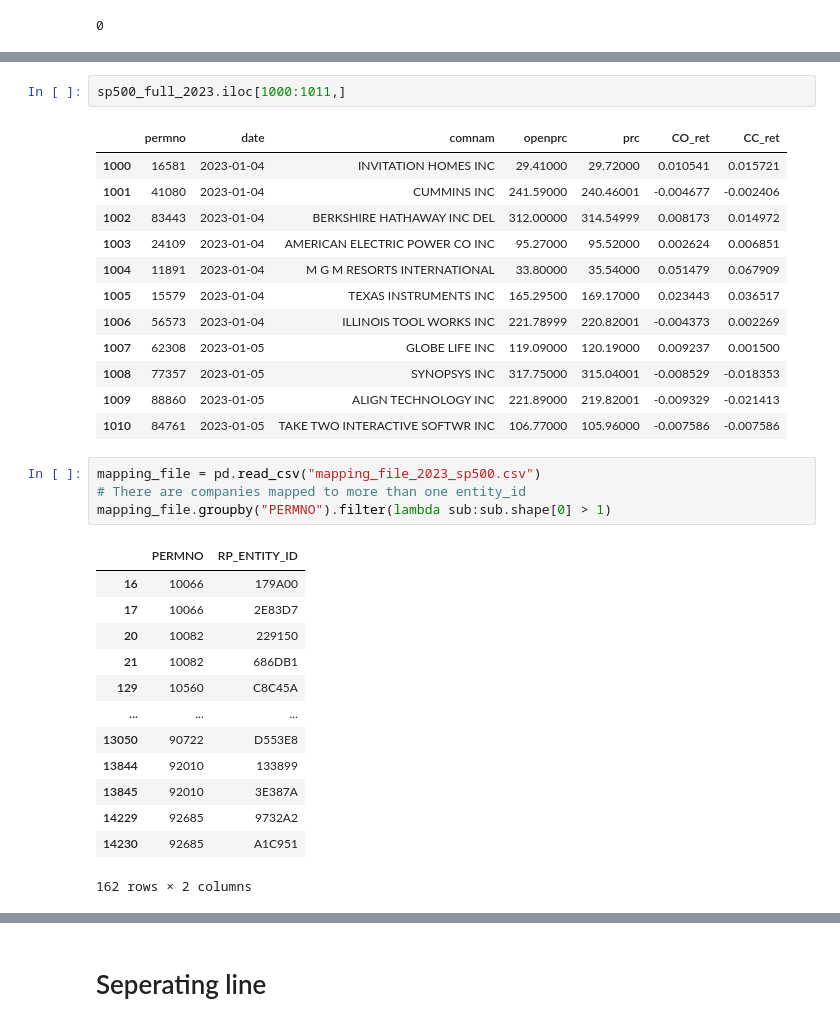
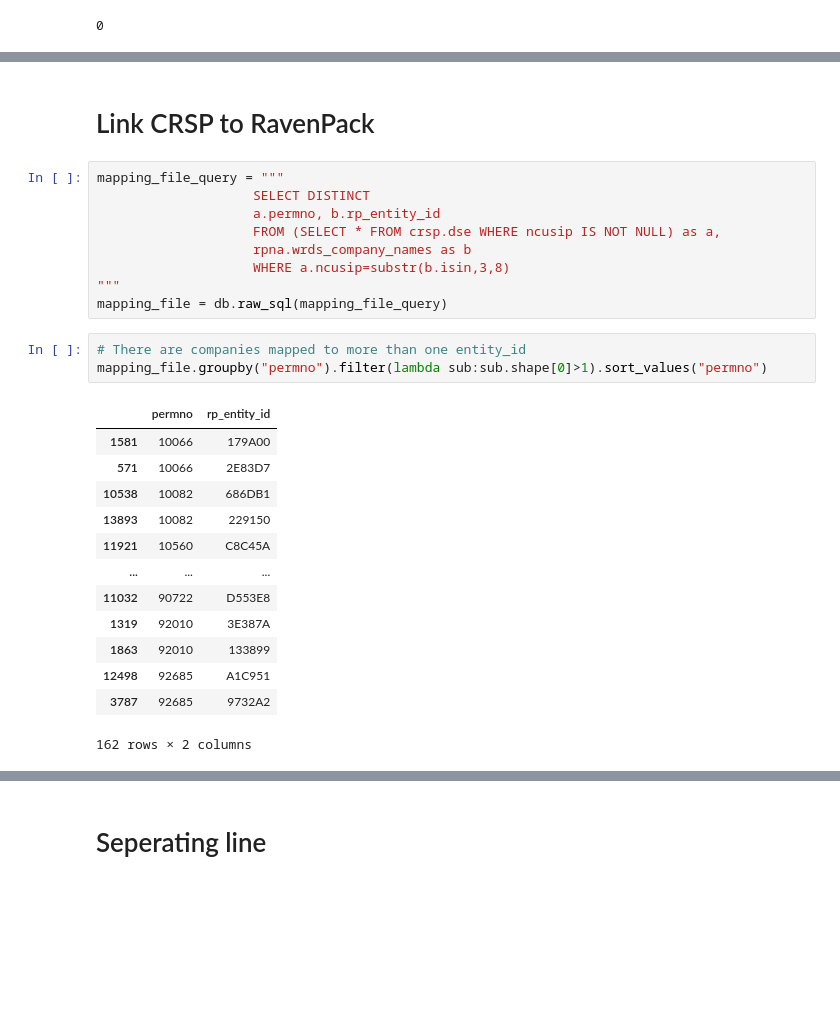
Before and after one commit to Connorwz/Topic-Modeling-in-Finance, a Jupyter notebook: Data collection and preprocessing.ipynb, the cells around one changed output, grey strips where cells are left out. Drawn from its saved outputs; the diff is of its cells as text; blank space fills up the shorter version.

```diff
--- a/Data collection and preprocessing.ipynb
+++ b/Data collection and preprocessing.ipynb
@@ -118,33 +110,28 @@ sp500_full_2023 = sp500_full_2023.merge(sp500_full_2023_subset,on = ["permno","d
-# %%
-sp500_full_2023.iloc[1000:1011,]
-# %% [output]
-|  | permno | date | comnam | openprc | prc | CO_ret | CC_ret |
-| 1000 | 16581 | 2023-01-04 | INVITATION HOMES INC | 29.41000 | 29.72000 | 0.010541 | 0.015721 |
-| 1001 | 41080 | 2023-01-04 | CUMMINS INC | 241.59000 | 240.46001 | -0.004677 | -0.002406 |
-| 1002 | 83443 | 2023-01-04 | BERKSHIRE HATHAWAY INC DEL | 312.00000 | 314.54999 | 0.008173 | 0.014972 |
-| 1003 | 24109 | 2023-01-04 | AMERICAN ELECTRIC POWER CO INC | 95.27000 | 95.52000 | 0.002624 | 0.006851 |
-| 1004 | 11891 | 2023-01-04 | M G M RESORTS INTERNATIONAL | 33.80000 | 35.54000 | 0.051479 | 0.067909 |
-| 1005 | 15579 | 2023-01-04 | TEXAS INSTRUMENTS INC | 165.29500 | 169.17000 | 0.023443 | 0.036517 |
-| 1006 | 56573 | 2023-01-04 | ILLINOIS TOOL WORKS INC | 221.78999 | 220.82001 | -0.004373 | 0.002269 |
-| 1007 | 62308 | 2023-01-05 | GLOBE LIFE INC | 119.09000 | 120.19000 | 0.009237 | 0.001500 |
-| 1008 | 77357 | 2023-01-05 | SYNOPSYS INC | 317.75000 | 315.04001 | -0.008529 | -0.018353 |
-| 1009 | 88860 | 2023-01-05 | ALIGN TECHNOLOGY INC | 221.89000 | 219.82001 | -0.009329 | -0.021413 |
-| 1010 | 84761 | 2023-01-05 | TAKE TWO INTERACTIVE SOFTWR INC | 106.77000 | 105.96000 | -0.007586 | -0.007586 |
+# %% [markdown]
+# Link CRSP to RavenPack
+# %%
+mapping_file_query = """
+                    SELECT DISTINCT
+                    a.permno, b.rp_entity_id
+                    FROM (SELECT * FROM crsp.dse WHERE ncusip IS NOT NULL) as a,
+                    rpna.wrds_company_names as b
+                    WHERE a.ncusip=substr(b.isin,3,8)
+"""
+mapping_file = db.raw_sql(mapping_file_query)
 # %%
-mapping_file = pd.read_csv("mapping_file_2023_sp500.csv")
 # There are companies mapped to more than one entity_id
-mapping_file.groupby("PERMNO").filter(lambda sub:sub.shape[0] > 1)
+mapping_file.groupby("permno").filter(lambda sub:sub.shape[0]>1).sort_values("permno")
 # %% [output]
-|  | PERMNO | RP_ENTITY_ID |
-| 16 | 10066 | 179A00 |
-| 17 | 10066 | 2E83D7 |
-| 20 | 10082 | 229150 |
-| 21 | 10082 | 686DB1 |
-| 129 | 10560 | C8C45A |
+|  | permno | rp_entity_id |
+| 1581 | 10066 | 179A00 |
+| 571 | 10066 | 2E83D7 |
+| 10538 | 10082 | 686DB1 |
+| 13893 | 10082 | 229150 |
+| 11921 | 10560 | C8C45A |
 | ... | ... | ... |
-| 13050 | 90722 | D553E8 |
-| 13844 | 92010 | 133899 |
-| 13845 | 92010 | 3E387A |
-| 14229 | 92685 | 9732A2 |
-| 14230 | 92685 | A1C951 |
+| 11032 | 90722 | D553E8 |
+| 1319 | 92010 | 3E387A |
+| 1863 | 92010 | 133899 |
+| 12498 | 92685 | A1C951 |
+| 3787 | 92685 | 9732A2 |
 162 rows × 2 columns
```
Also changed, not shown: parts of 50 cells of this notebook.
